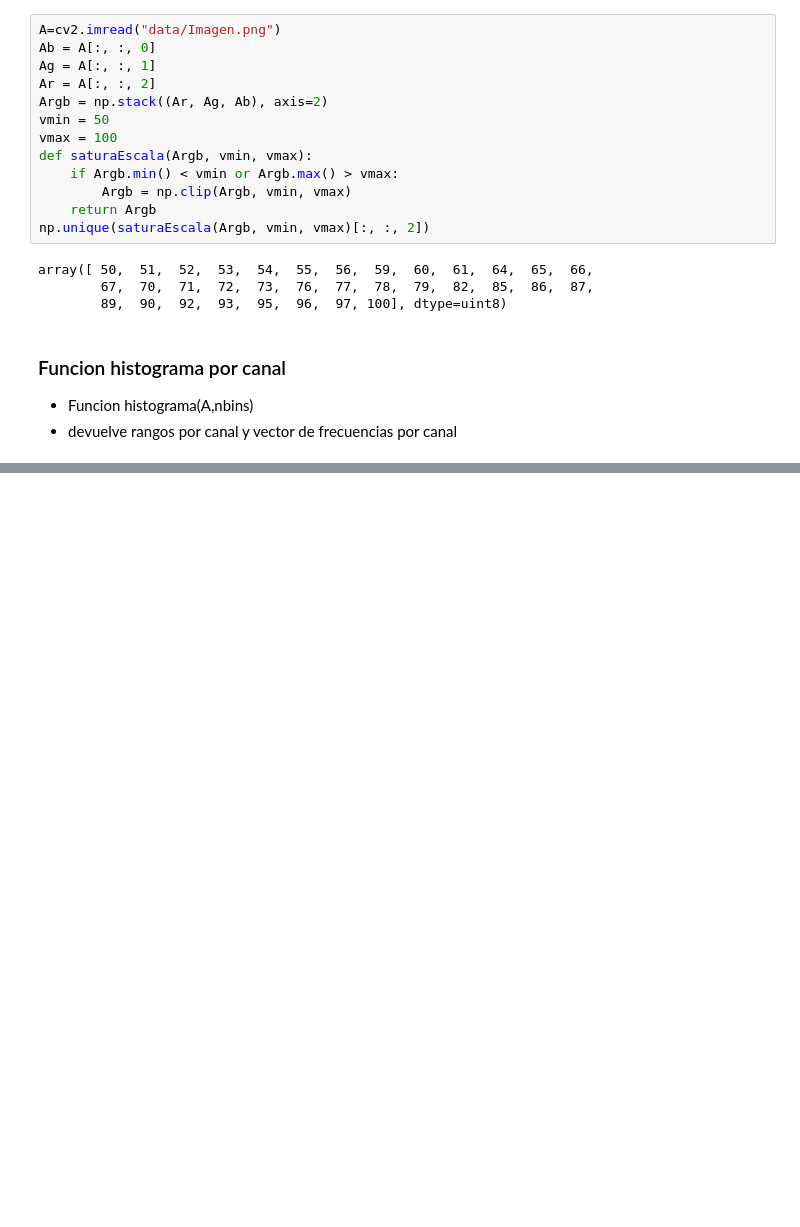
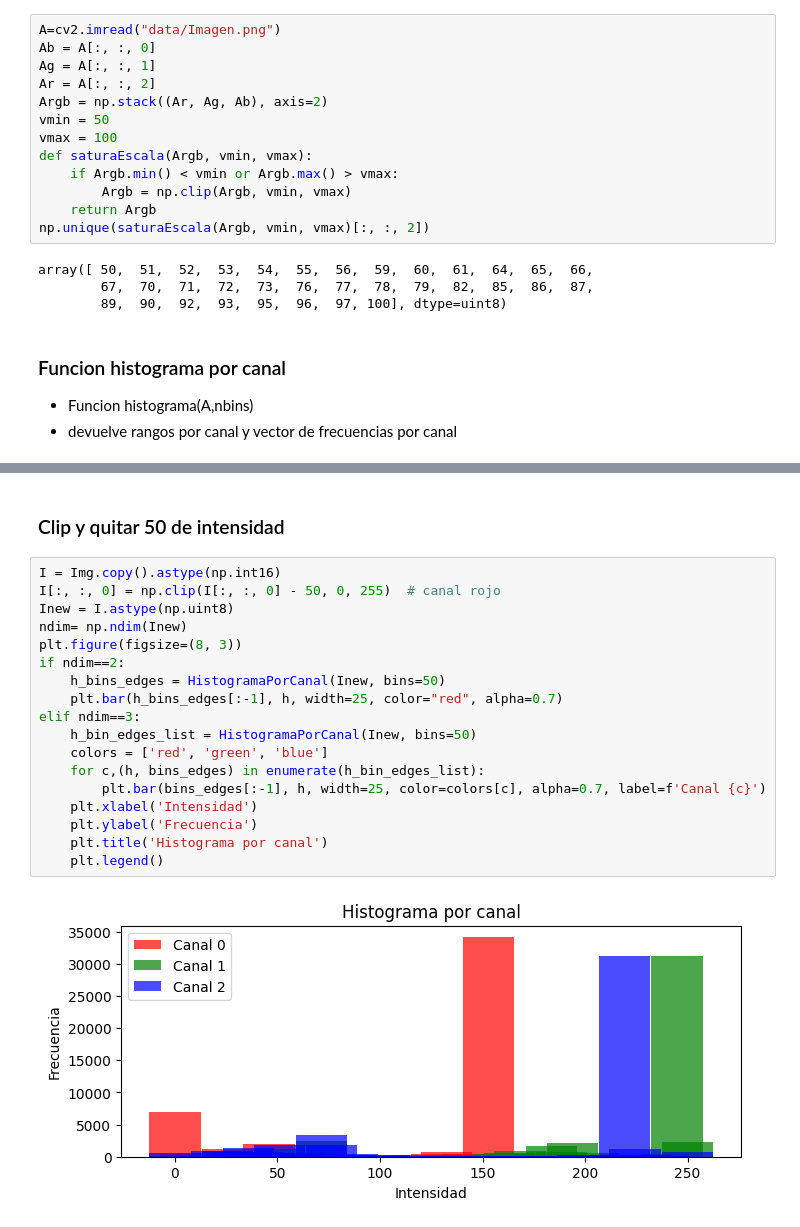
Before and after one commit to Hanbajek/introimagenes, a Jupyter notebook: notebook.ipynb, the cells around one changed output, grey strips where cells are left out. Saved outputs shown, nothing was run; the diff lists cells and outputs as text; blank space fills up the shorter version.

```diff
--- a/notebook.ipynb
+++ b/notebook.ipynb
@@ -102,0 +146,22 @@ array([ 50,  51,  52,  53,  54,  55,  56,  59,  60,  61,  64,  65,  66,
+# %% [markdown]
+### Clip y quitar 50 de intensidad
+# %%
+I = Img.copy().astype(np.int16)
+I[:, :, 0] = np.clip(I[:, :, 0] - 50, 0, 255)  # canal rojo
+Inew = I.astype(np.uint8)
+ndim= np.ndim(Inew)
+plt.figure(figsize=(8, 3))
+if ndim==2:
+    h_bins_edges = HistogramaPorCanal(Inew, bins=50)
+    plt.bar(h_bins_edges[:-1], h, width=25, color="red", alpha=0.7)
+elif ndim==3:
+    h_bin_edges_list = HistogramaPorCanal(Inew, bins=50)
+    colors = ['red', 'green', 'blue']
+    for c,(h, bins_edges) in enumerate(h_bin_edges_list):
+        plt.bar(bins_edges[:-1], h, width=25, color=colors[c], alpha=0.7, label=f'Canal {c}')
+    plt.xlabel('Intensidad')
+    plt.ylabel('Frecuencia')
+    plt.title('Histograma por canal')
+    plt.legend()
+# %% [output]
+[figure, added]
```
Also changed, not shown: parts of 4 cells of this notebook.
